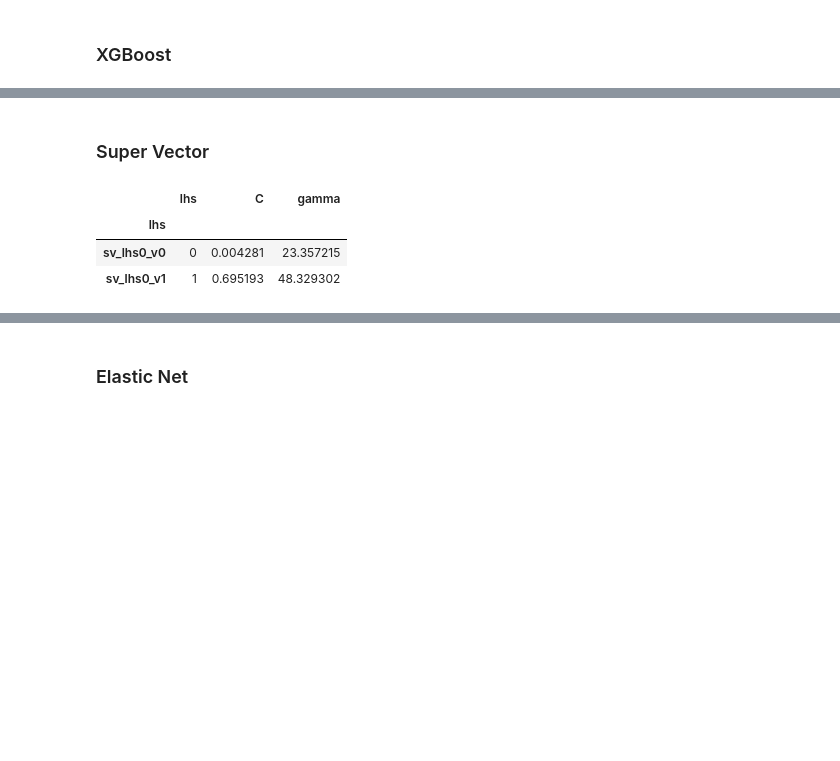
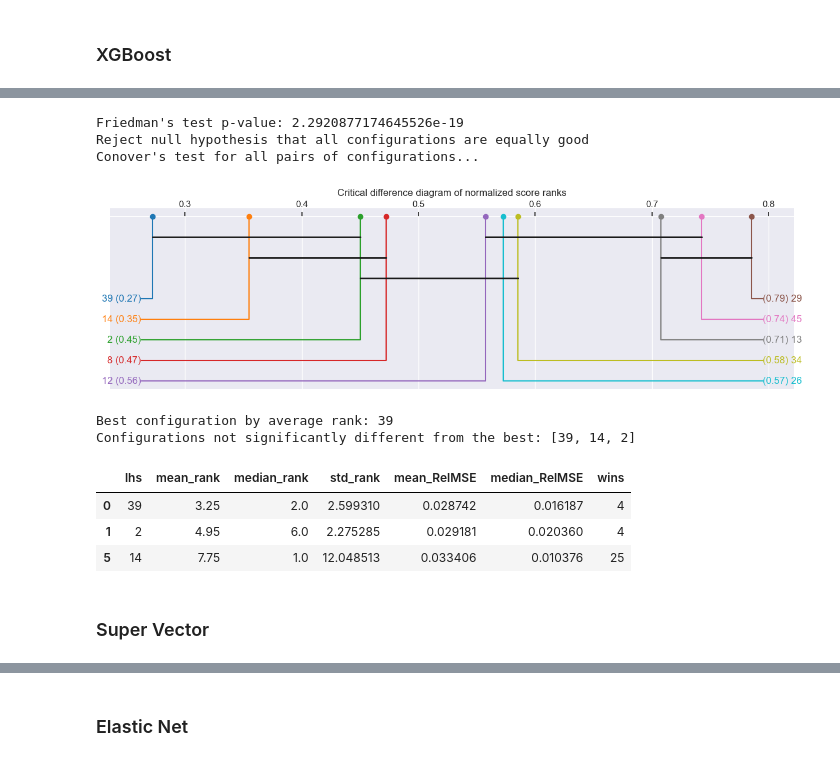
Before and after one commit to jismartin/GlassBoxEVM, a Jupyter notebook: model_selection.ipynb, the cells around one changed output, grey strips where cells are left out. Drawn from its saved outputs; the diff is of its cells as text; code cells hidden in the pictures; blank space fills up the shorter version.

```diff
--- a/model_selection.ipynb
+++ b/model_selection.ipynb
@@ -224,0 +293,33 @@ df_xgb_param.loc[data.mean(axis=0).sort_values(ascending=True).head(5).index,:]
+# %%
+# Load the results for the specified model
+model='xgb'
+results=load_results(model,Path(results_dir))
+
+# Order by their average rank across projects
+
+# Build a matrix with RelMSE values for the specified model
+data=(results.loc[results['model']==model,['lhs','project','RelMSE']].
+    pivot(index='project',columns='lhs',values='RelMSE')) # 40x50=2000 samples
+
+# Rank the hyperparameter configurations for each project (lower RelMSE gets better rank)
+ranks = data.rank(axis=1, ascending=True, method="average")
+
+# Summarize the performance of each hyperparameter configuration
+summary = pd.DataFrame({
+    "mean_rank": ranks.mean(),
+    "median_rank": ranks.median(),
+    "std_rank": ranks.std(),
+    "mean_RelMSE": data.mean(),
+    "median_RelMSE": data.median(),
+    "wins": data.idxmin(axis=1).value_counts(),
+})
+summary["wins"] = summary["wins"].fillna(0).astype(int)
+
+summary = (
+    summary
+    .sort_values(["mean_rank", "mean_RelMSE"])
+    .reset_index()
+    .rename(columns={"index": "lhs"})
+)
+
+summary.head(10)
@@ -224,0 +338,21 @@ df_xgb_param.loc[data.mean(axis=0).sort_values(ascending=True).head(5).index,:]
+# %%
+# Statistical comparison of top 10 hyperparameter configurations
+topk=summary.head(10).lhs.tolist()
+data=(results.loc[(results['model']==model) & (results['lhs'].isin(topk)),['lhs','project','RelMSE']].
+    pivot(index='project',columns='lhs',values='RelMSE'))
+comparison = model_comparison(data)
+best_lhs = comparison["best_lhs"] # best configuration by average rank
+best_group = comparison["best_not_significantly_different"] # configurations not significantly different from the best one
+
+summary[summary['lhs'].isin(best_group)].sort_values('mean_rank')
+# %% [output]
+Friedman's test p-value: 2.2920877174645526e-19
+Reject null hypothesis that all configurations are equally good
+Conover's test for all pairs of configurations...
+[figure, added]
+Best configuration by average rank: 39
+Configurations not significantly different from the best: [39, 14, 2]
+|  | lhs | mean_rank | median_rank | std_rank | mean_RelMSE | median_RelMSE | wins |
+| 0 | 39 | 3.25 | 2.0 | 2.599310 | 0.028742 | 0.016187 | 4 |
+| 1 | 2 | 4.95 | 6.0 | 2.275285 | 0.029181 | 0.020360 | 4 |
+| 5 | 14 | 7.75 | 1.0 | 12.048513 | 0.033406 | 0.010376 | 25 |
@@ -225,13 +362,2 @@ df_xgb_param.loc[data.mean(axis=0).sort_values(ascending=True).head(5).index,:]
 # %% [markdown]
 ### Super Vector
-# %%
-# Hyperparamters for SV
-model='sv'
-df_sv_param=pd.read_csv(os.path.join("./model_selection/",f"lhs{n_trial}_{model}_parameters.csv"))
-df_sv_param.index=f"{model}_lhs{n_trial}_v" + df_sv_param['lhs'].astype(str)
-df_sv_param.head(2)
-# %% [output]
-|  | lhs | C | gamma |
-| lhs |  |  |  |
-| sv_lhs0_v0 | 0 | 0.004281 | 23.357215 |
-| sv_lhs0_v1 | 1 | 0.695193 | 48.329302 |
```
Also changed, not shown: parts of 68 cells of this notebook, 53 other files.
